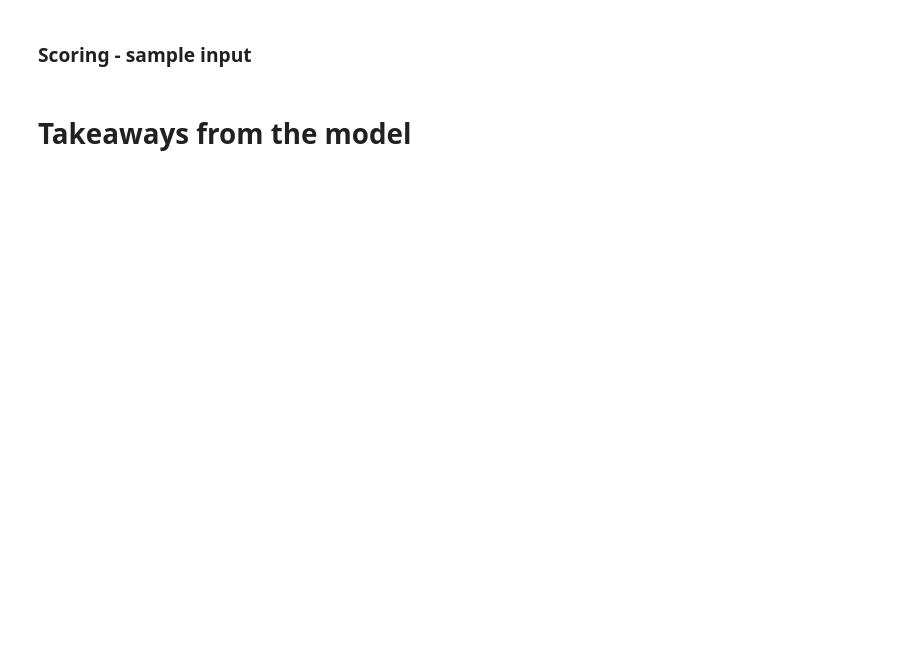
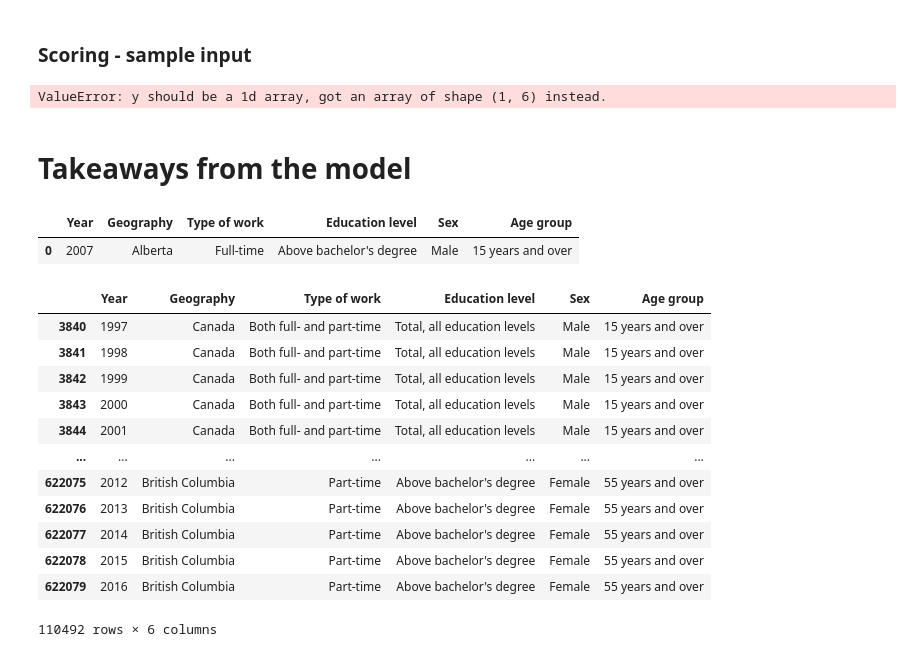
Before and after one commit to cuatro444/Canadian-Wages-Hackathon, a Jupyter notebook: CanadianWages.ipynb, the cells around one changed output. Saved outputs shown, nothing was run; the diff lists cells and outputs as text; code cells hidden in the pictures; blank space fills up the shorter version.

```diff
--- a/CanadianWages.ipynb
+++ b/CanadianWages.ipynb
@@ -397,7 +430,7 @@ We will be using Mean Absolute Error to evaluate our models. MAE represents the
 # %%
 %%time
 # Load data
-data = pd.read_csv("AvgWages.csv")
+data = pd.read_excel("AvgWages.xlsx")
 dataHourlyEmp = data[data['Wages'] == 'Average hourly wage rate']
 dataHourlyEmp = dataHourlyEmp[dataHourlyEmp['Value'] != 0]
 
@@ -408,8 +441,9 @@ print()
 from sklearn.preprocessing import LabelEncoder
 from sklearn.model_selection import train_test_split
 
+le = LabelEncoder()
 y = dataHourlyEmp['Value']
-X = dataHourlyEmp.drop(columns = ['Value', 'Wages']).apply(LabelEncoder().fit_transform)
+X = dataHourlyEmp.drop(columns = ['Value', 'Wages']).apply(le.fit_transform)
 X_train, X_test, y_train, y_test = train_test_split(X, y, test_size=.2, random_state = 1)
 
 # Define model
@@ -436,4 +470,40 @@ Wall time: 12.8 s
 # %% [markdown]
 ### Scoring - sample input
+# %%
+from pandas import DataFrame
+
+#create sample input row
+sample_input = [['2007', 'Alberta', 'Full-time', 'Above bachelor\'s degree', 'Male', '15 years and over']]
+#convert to correct format
+dfSample = DataFrame (sample_input,columns=['Year','Geography','Type of work', 'Education level', 'Sex', 'Age group'])
+#prepare for model
+dfSampleEncode = le.transform(dfSample)
+
+sample_output = model_XG.predict(dfSampleEncode)
+
+print('A person with the characteristics of:', sample_input, 'will have a wage of: ', sample_output)
+# %% [output]
+ValueError: y should be a 1d array, got an array of shape (1, 6) instead.
 # %% [markdown]
 # Takeaways from the model
+# %%
+dfSample
+# %% [output]
+|  | Year | Geography | Type of work | Education level | Sex | Age group |
+| 0 | 2007 | Alberta | Full-time | Above bachelor's degree | Male | 15 years and over |
+# %%
+dataHourlyEmp.drop(columns = ['Value', 'Wages'])
+# %% [output]
+|  | Year | Geography | Type of work | Education level | Sex | Age group |
+| 3840 | 1997 | Canada | Both full- and part-time | Total, all education levels | Male | 15 years and over |
+| 3841 | 1998 | Canada | Both full- and part-time | Total, all education levels | Male | 15 years and over |
+| 3842 | 1999 | Canada | Both full- and part-time | Total, all education levels | Male | 15 years and over |
+| 3843 | 2000 | Canada | Both full- and part-time | Total, all education levels | Male | 15 years and over |
+| 3844 | 2001 | Canada | Both full- and part-time | Total, all education levels | Male | 15 years and over |
+| ... | ... | ... | ... | ... | ... | ... |
+| 622075 | 2012 | British Columbia | Part-time | Above bachelor's degree | Female | 55 years and over |
+| 622076 | 2013 | British Columbia | Part-time | Above bachelor's degree | Female | 55 years and over |
+| 622077 | 2014 | British Columbia | Part-time | Above bachelor's degree | Female | 55 years and over |
+| 622078 | 2015 | British Columbia | Part-time | Above bachelor's degree | Female | 55 years and over |
+| 622079 | 2016 | British Columbia | Part-time | Above bachelor's degree | Female | 55 years and over |
+110492 rows × 6 columns
```
Also changed, not shown: parts of 5 cells of this notebook.
